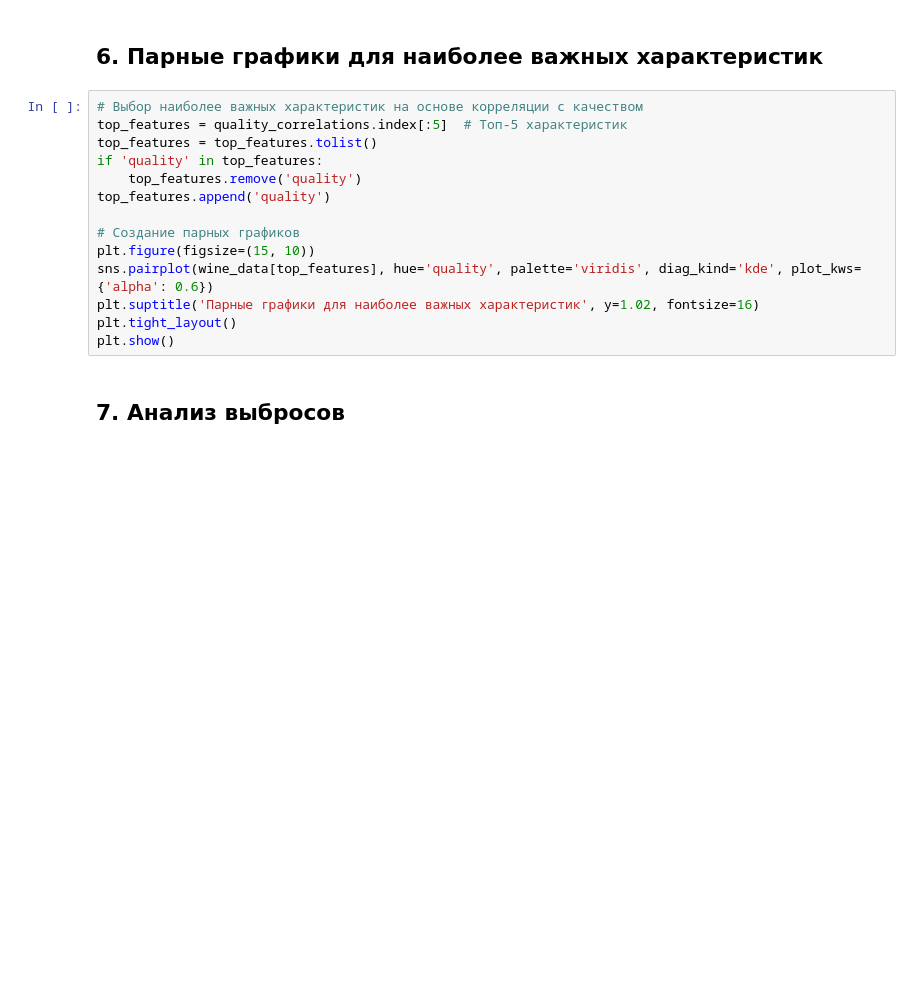
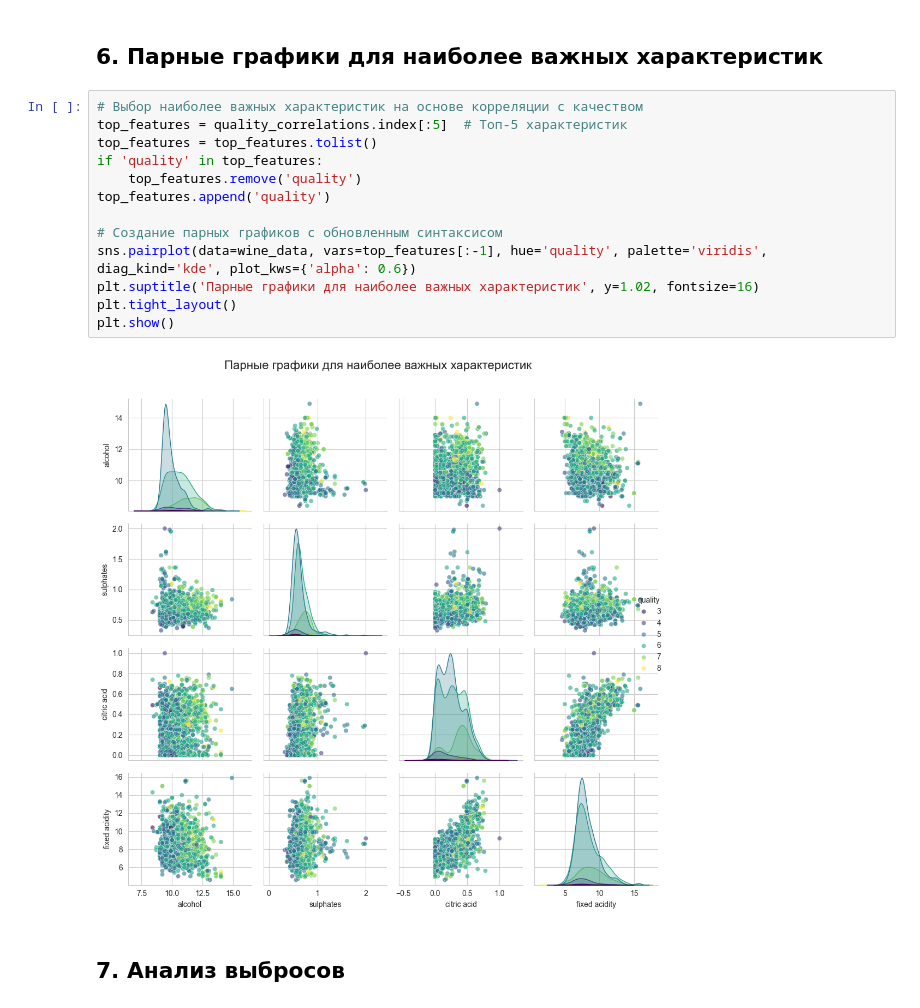
Before and after one commit to Artem123213432/Quality_wine, a Jupyter notebook: notebooks/eda.ipynb, the cells around one changed output. Saved outputs shown, nothing was run; the diff lists cells and outputs as text; blank space fills up the shorter version.

```diff
--- a/notebooks/eda.ipynb
+++ b/notebooks/eda.ipynb
@@ -135,17 +212,18 @@ plt.show()
 # %%
 # Выбор наиболее важных характеристик на основе корреляции с качеством
 top_features = quality_correlations.index[:5]  # Топ-5 характеристик
 top_features = top_features.tolist()
 if 'quality' in top_features:
     top_features.remove('quality')
 top_features.append('quality')
 
-# Создание парных графиков
-plt.figure(figsize=(15, 10))
-sns.pairplot(wine_data[top_features], hue='quality', palette='viridis', diag_kind='kde', plot_kws={'alpha': 0.6})
+# Создание парных графиков с обновленным синтаксисом
+sns.pairplot(data=wine_data, vars=top_features[:-1], hue='quality', palette='viridis', diag_kind='kde', plot_kws={'alpha': 0.6})
 plt.suptitle('Парные графики для наиболее важных характеристик', y=1.02, fontsize=16)
 plt.tight_layout()
 plt.show()
+# %% [output]
+[figure, added]
 # %% [markdown]
 ## 7. Анализ выбросов
 # %%
```
Also changed, not shown: parts of 16 cells of this notebook.
